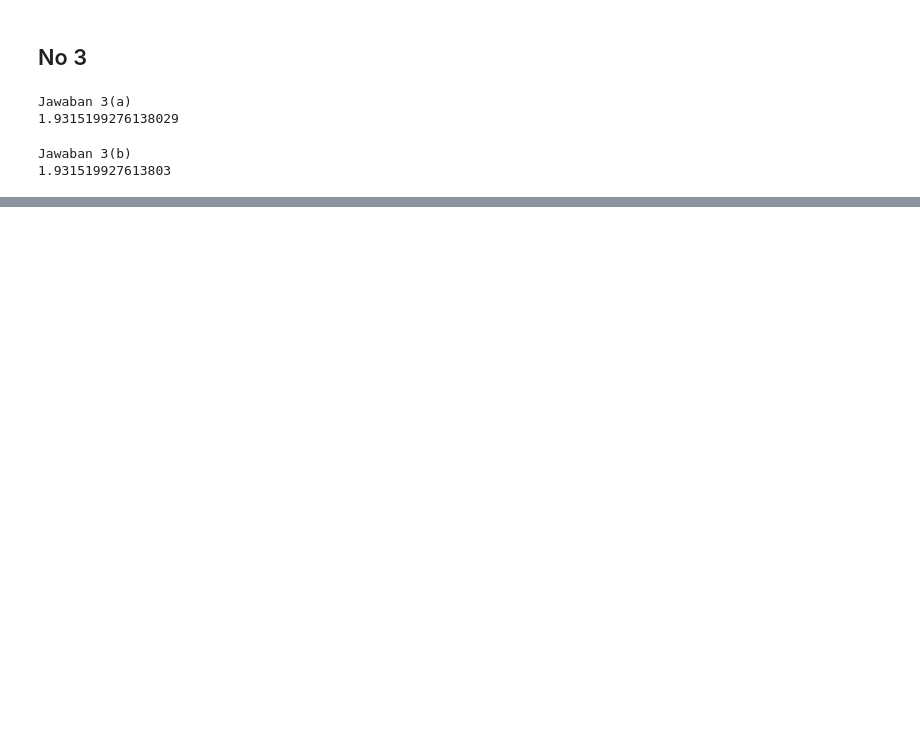
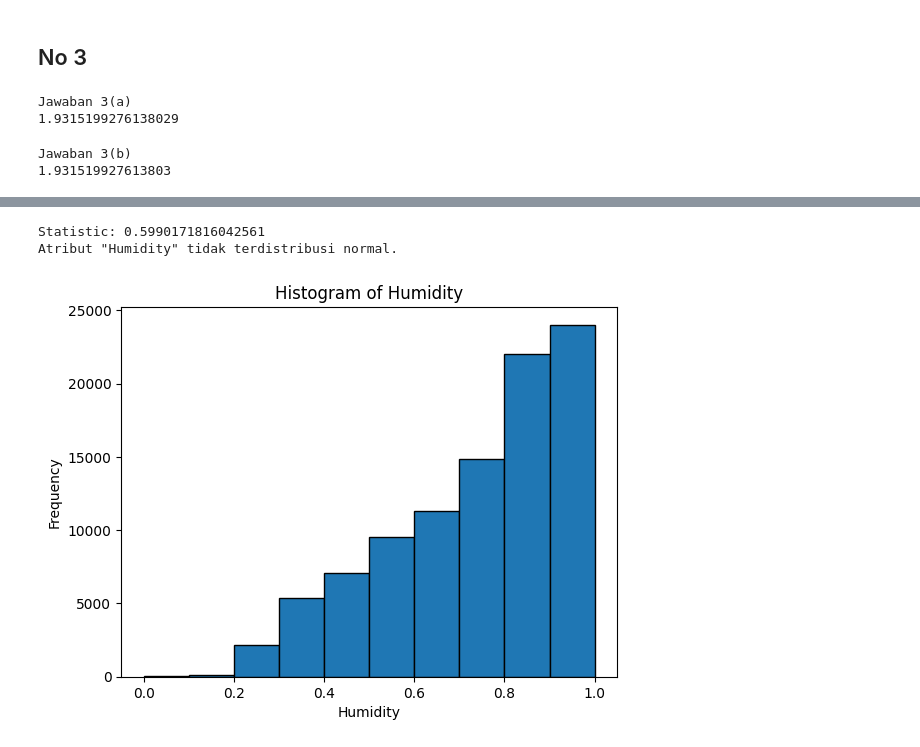
Before and after one commit to FaisAkbar/Kuis2_StatistikKomputasi, a Jupyter notebook: Kuis2_StatistikaKomputasi.ipynb, the cells around one changed output, grey strips where cells are left out. Saved outputs shown, nothing was run; the diff lists cells and outputs as text; code cells hidden in the pictures; blank space fills up the shorter version.

```diff
--- a/Kuis2_StatistikaKomputasi.ipynb
+++ b/Kuis2_StatistikaKomputasi.ipynb
@@ -99,0 +160,36 @@ Bukan Homogen
+# %%
+#import library
+import pandas as pd
+import scipy.stats as stats
+
+#baca file csv
+df = pd.read_csv('weatherHistory.csv')
+
+#akses nilai-nilai atribut Humidity
+humidity = df['Humidity'].values
+
+#lakukan uji KS
+statistic, pvalue = stats.kstest(humidity, 'norm')
+
+#tampilkan hasil
+print('Statistic:', statistic)
+
+#tentukan apakah atribut "Humidity" terdistribusi normal dengan level signifikansi 0.01
+if pvalue < 0.01:
+    print('Atribut "Humidity" tidak terdistribusi normal.')
+else:
+    print('Atribut "Humidity" terdistribusi normal.')
+# %% [output]
+Statistic: 0.5990171816042561
+Atribut "Humidity" tidak terdistribusi normal.
+# %%
+import matplotlib.pyplot as plt
+
+#buat plot histogram dari array 1-D humidity
+plt.hist(humidity, bins=10, edgecolor='black')
+plt.xlabel('Humidity')
+plt.ylabel('Frequency')
+plt.title('Histogram of Humidity')
+plt.show()
+# %% [output]
+[figure, added]
```
Also changed, not shown: parts of 9 cells of this notebook.
